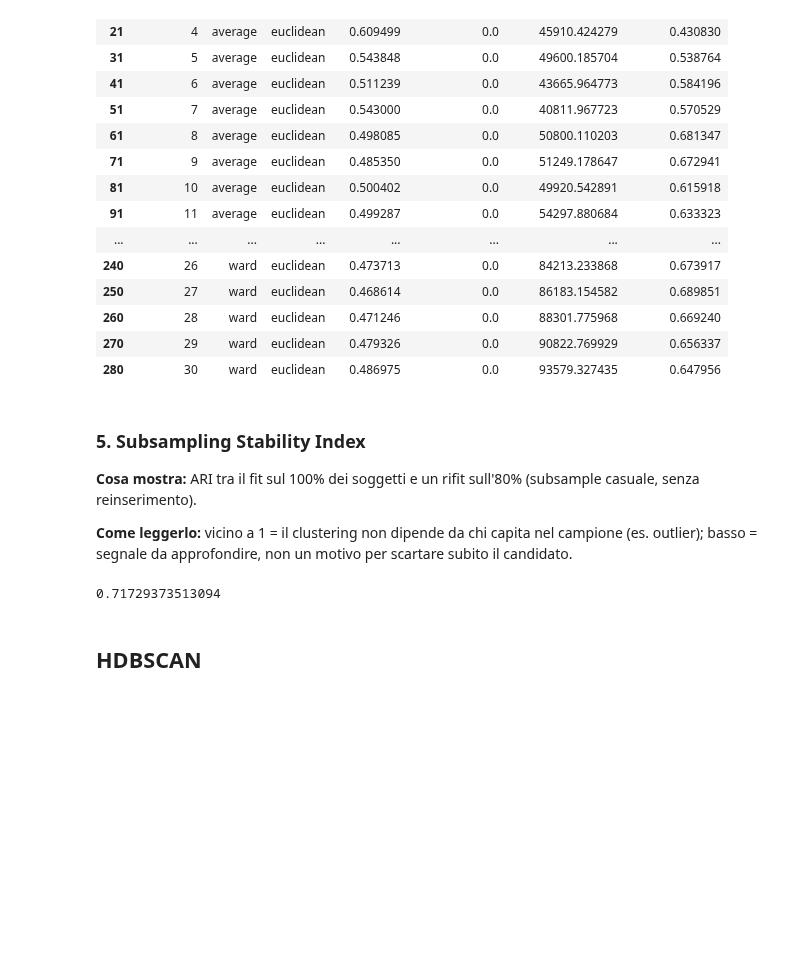
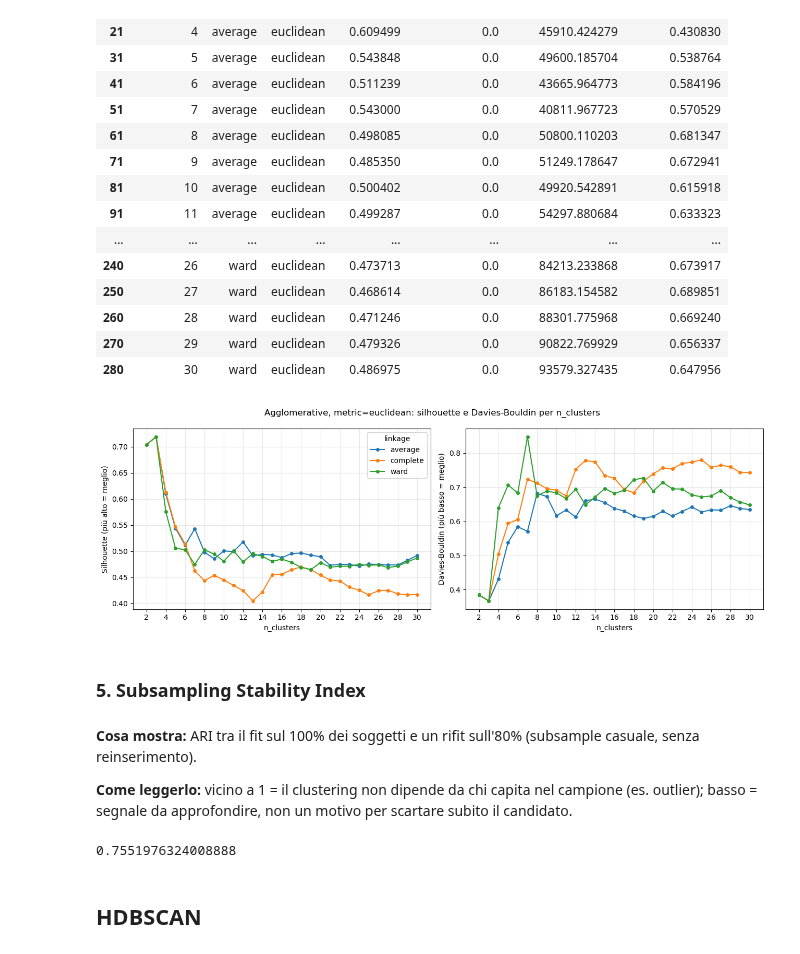
Before and after one commit to EmmaTosato/NEMESIS_fs, a Jupyter notebook: notebooks/post-results_analysis/clustering_tuning_explorer.ipynb, the cells around one changed output. Drawn from its saved outputs; the diff is of its cells as text; code cells hidden in the pictures; blank space fills up the shorter version.

```diff
--- a/notebooks/post-results_analysis/clustering_tuning_explorer.ipynb
+++ b/notebooks/post-results_analysis/clustering_tuning_explorer.ipynb
@@ -288,18 +530,45 @@ METRIC = "euclidean"
 | 260 | 28 | ward | euclidean | 0.471246 | 0.0 | 88301.775968 | 0.669240 |
 | 270 | 29 | ward | euclidean | 0.479326 | 0.0 | 90822.769929 | 0.656337 |
 | 280 | 30 | ward | euclidean | 0.486975 | 0.0 | 93579.327435 | 0.647956 |
+# %%
+METRIC = "euclidean"
+
+sub = results[(results["metric"] == METRIC) & (results["linkage"] != "single")]
+
+fig, axes = plt.subplots(1, 2, figsize=(13, 4.5), sharex=True)
+
+for ax, col, ylabel in zip(
+    axes,
+    ["silhouette", "davies_bouldin"],
+    ["Silhouette (più alto = meglio)", "Davies-Bouldin (più basso = meglio)"],
+):
+    for linkage, g in sub.groupby("linkage"):
+        g = g.sort_values("n_clusters")
+        ax.plot(g["n_clusters"], g[col], marker="o", markersize=4, label=linkage)
+    ax.set_xlabel("n_clusters")
+    ax.set_ylabel(ylabel)
+    ax.set_xticks(range(2, 31, 2))
+    ax.grid(alpha=0.3)
+
+axes[0].legend(title="linkage")
+fig.suptitle(f"Agglomerative, metric={METRIC}: silhouette e Davies-Bouldin per n_clusters")
+fig.tight_layout()
+plt.show()
+# %% [output]
+[figure, added]
 # %% [markdown]
 ### 5. Subsampling Stability Index
-
-**Cosa mostra:** ARI tra il fit sul 100% dei soggetti e un rifit sull'80% (subsample casuale, senza reinserimento).
-
-**Come leggerlo:** vicino a 1 = il clustering non dipende da chi capita nel campione (es. outlier); basso = segnale da approfondire, non un motivo per scartare subito il candidato.
+# %% [markdown]
+
+**Cosa mostra:** ARI tra il fit sul 100% dei soggetti e un rifit sull'80% (subsample casuale, senza reinserimento).
+
+**Come leggerlo:** vicino a 1 = il clustering non dipende da chi capita nel campione (es. outlier); basso = segnale da approfondire, non un motivo per scartare subito il candidato.
 # %%
-COMBO_KEY = "n_clusters=5,linkage=ward,metric=euclidean"
+COMBO_KEY = "n_clusters=25,linkage=average,metric=euclidean"
 
 stability_check(RUN_DIR, COMBO_KEY, subsample_fraction=0.8)
 # %% [output]
-0.71729373513094
+0.7551976324008888
 # %% [markdown]
 ## HDBSCAN
 # %% [markdown]
```
Also changed, not shown: parts of 41 cells of this notebook.
